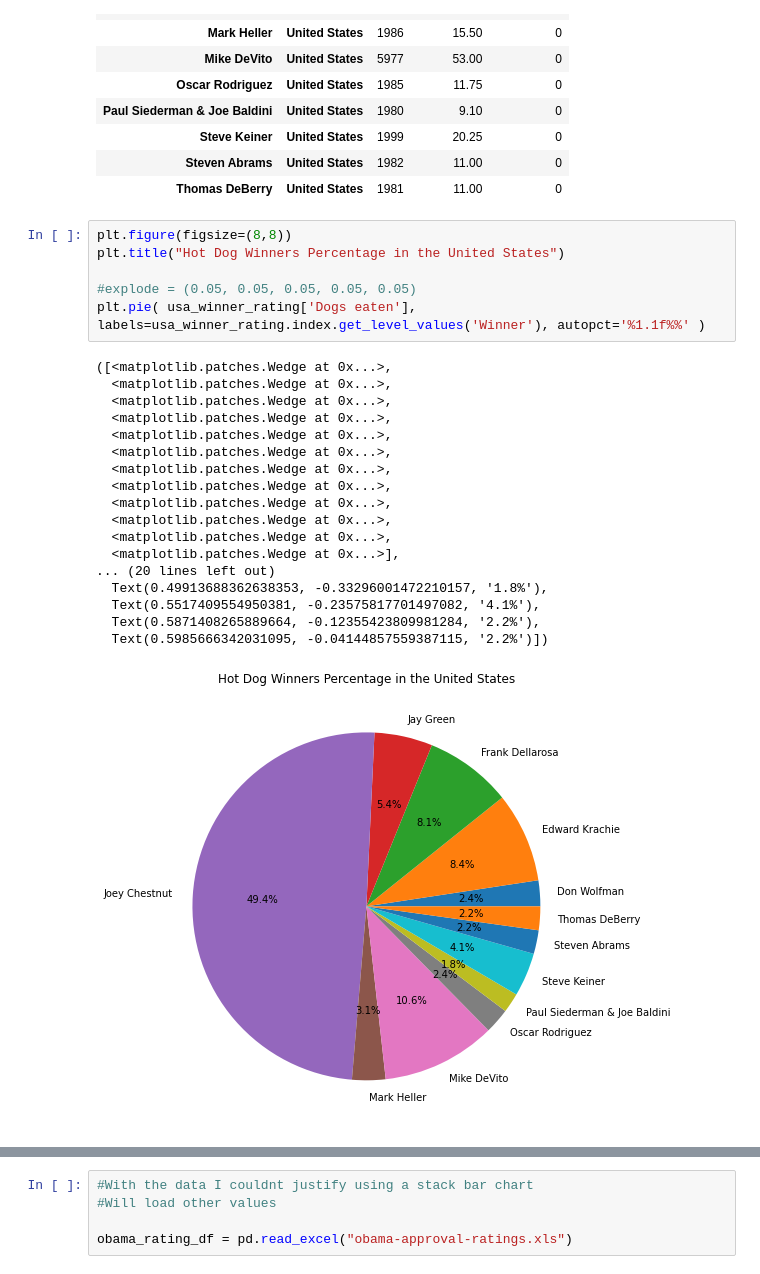
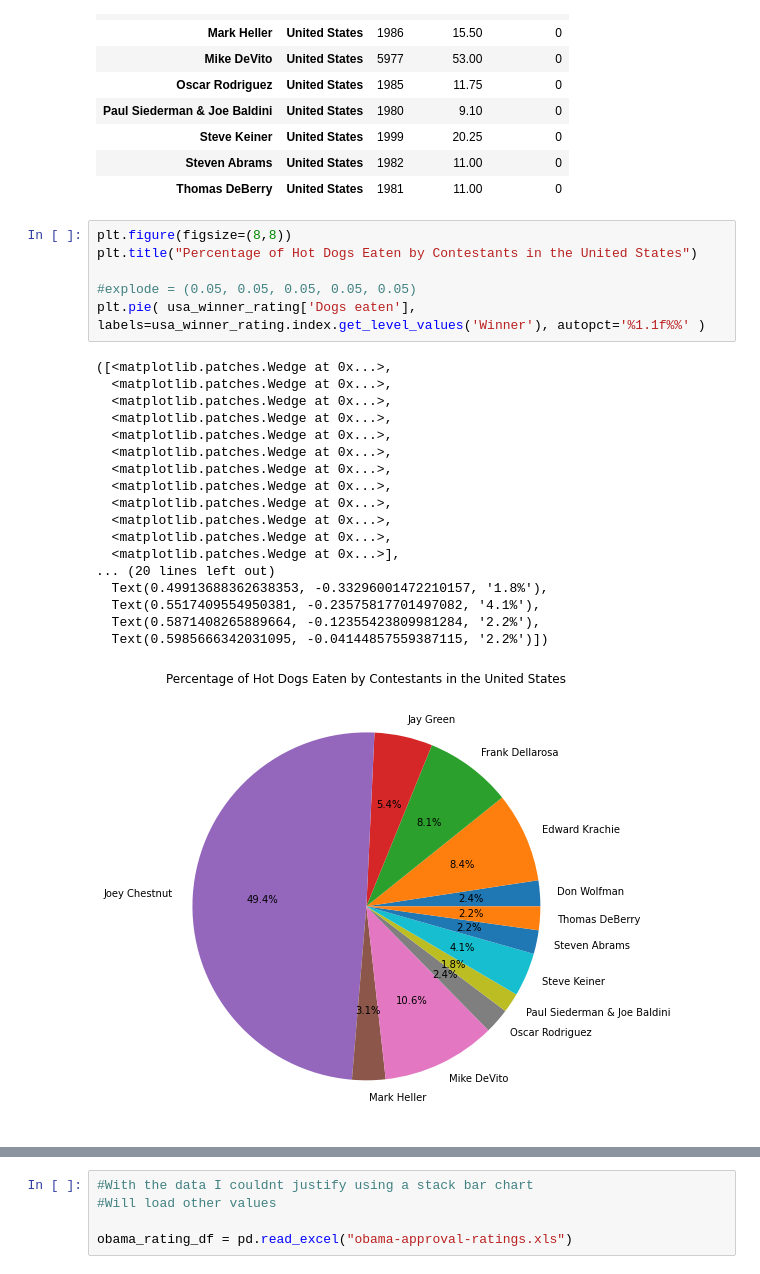
Before and after one commit to cast6858/DataScience_DSC_640, a Jupyter notebook: Weeks1-2/DPV_1.2_Exercises.ipynb, the cells around one changed output, grey strips where cells are left out. Cells and saved outputs as stored; diff of their text form.

```diff
--- a/Weeks1-2/DPV_1.2_Exercises.ipynb
+++ b/Weeks1-2/DPV_1.2_Exercises.ipynb
@@ -69,27 +69,27 @@ usa_winner_rating
 | Thomas DeBerry | United States | 1981 | 11.00 | 0 |
 # %%
 plt.figure(figsize=(8,8))
-plt.title("Hot Dog Winners Percentage in the United States")
+plt.title("Percentage of Hot Dogs Eaten by Contestants in the United States")
 
 #explode = (0.05, 0.05, 0.05, 0.05, 0.05)
 plt.pie( usa_winner_rating['Dogs eaten'], labels=usa_winner_rating.index.get_level_values('Winner'), autopct='%1.1f%%' )
 # %% [output]
 ([<matplotlib.patches.Wedge at 0x...>,
   <matplotlib.patches.Wedge at 0x...>,
   <matplotlib.patches.Wedge at 0x...>,
   <matplotlib.patches.Wedge at 0x...>,
   <matplotlib.patches.Wedge at 0x...>,
   <matplotlib.patches.Wedge at 0x...>,
   <matplotlib.patches.Wedge at 0x...>,
   <matplotlib.patches.Wedge at 0x...>,
   <matplotlib.patches.Wedge at 0x...>,
   <matplotlib.patches.Wedge at 0x...>,
   <matplotlib.patches.Wedge at 0x...>,
   <matplotlib.patches.Wedge at 0x...>],
 ... (20 lines left out)
   Text(0.49913688362638353, -0.33296001472210157, '1.8%'),
   Text(0.5517409554950381, -0.23575817701497082, '4.1%'),
   Text(0.5871408265889664, -0.12355423809981284, '2.2%'),
   Text(0.5985666342031095, -0.04144857559387115, '2.2%')])
-[figure, old version]
+[figure, new version]
 # %%
```
Also changed, not shown: parts of 3 cells of this notebook, 18 other files.
